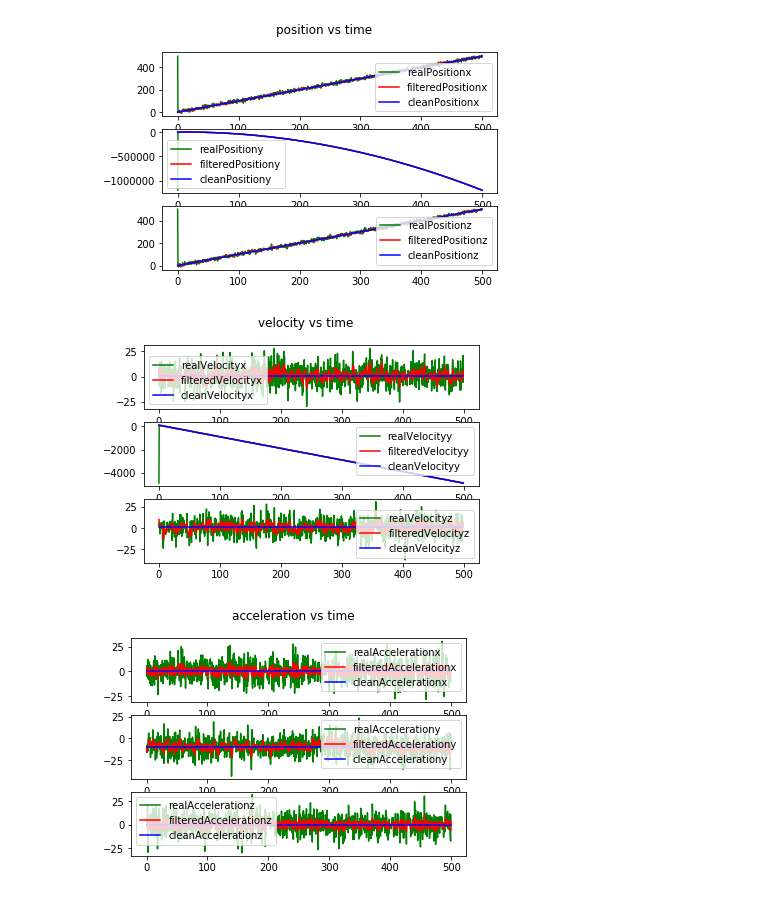
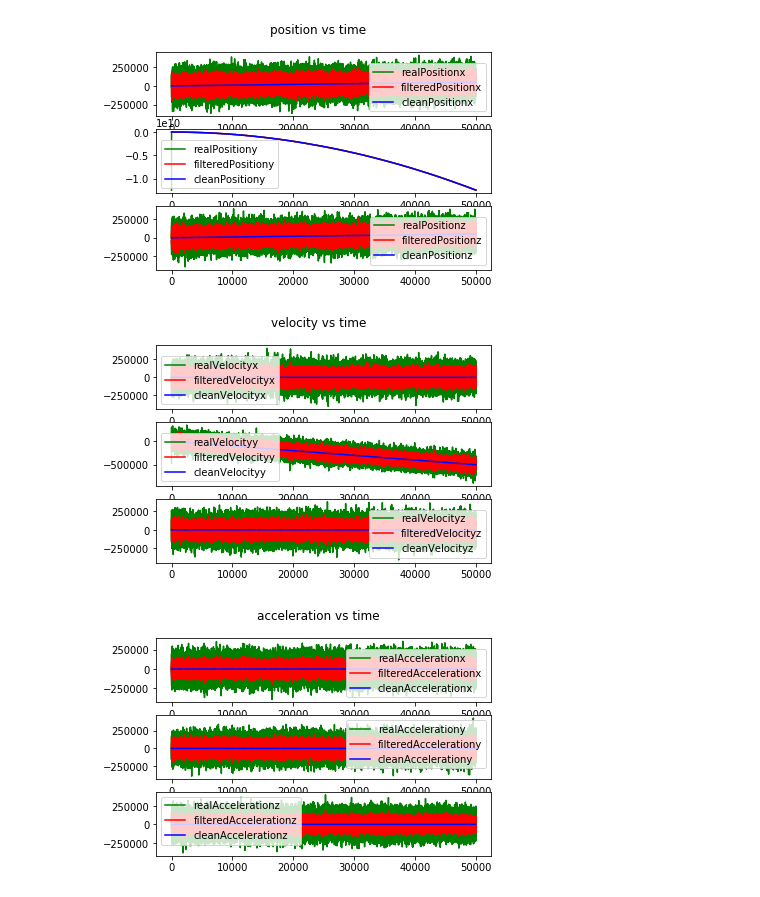
Before and after one commit to NIU-CEET-2018/Coms-Project, a Jupyter notebook: Physics_Filter_DEMO_3D.ipynb, the cells around one changed output. Cells and saved outputs as stored; diff of their text form; code cells hidden in the pictures.

```diff
--- a/Physics_Filter_DEMO_3D.ipynb
+++ b/Physics_Filter_DEMO_3D.ipynb
@@ -9,8 +9,8 @@ import random
 
 initialPosition = [0,0,0]
 initialVelocity = [1,100,1]
-MatrixSize = 1000
-whiteNoiseSTDev = 9
+MatrixSize = 100000
+whiteNoiseSTDev = 90000
 deltaT = 0.5
 
 stateTransition = numpy.array(([[[1, 1, 1], [deltaT, deltaT, deltaT], [0, 0.5*deltaT**2, 0]], [[0, 0, 0], [1, 1, 1], [0, deltaT, 0]], [[0, 0, 0], [0, 0, 0], [0, 1, 0]]]))
@@ -203,12 +203,9 @@ class Physics_Filter(object):
         self.priorStateMatrix = 0
         self.predictedStateMatrix = 0
         self.deltaT = 0
-        self.stateTransitionxv  = numpy.array(([1, self.deltaT], [0, 1]))
-        self.stateTransitionxva = numpy.array(([1, self.deltaT, 0.25*self.deltaT**2], [0, 1, 0.5*self.deltaT], [0, 0, 0.5]))
         self.priorState = 0
         self.predictedState = numpy.zeros((3,1,3))
         self.KalmanGain = 0
-        self.timestamp = 0
 
     def setupKalmanFilterDEMO(self, staticPositionData, staticVelocityData, staticAccelerationData, movingPositionData, movingVelocityData, movingAccelerationData):
 
@@ -216,7 +213,7 @@ class Physics_Filter(object):
         self.initialStateMatrix = self.getCovarxva(movingPositionData, movingVelocityData, movingAccelerationData)
         self.priorStateMatrix   = self.initialStateMatrix
 
-        confidenceFactor = 0.5
+        confidenceFactor = 1
         self.processNoise = confidenceFactor*self.measurementNoise
 
     def KalmanFilterxvaDEMO(self, measuredState, deltaT, stateTransition):
@@ -238,7 +235,18 @@ class Physics_Filter(object):
             self.predictedState[:,index] = numpy.dot(stateTransition[:,:,index],self.priorState[:,index])
             index = index+1
 
-        self.predictedStateMatrix = self.priorStateMatrix+self.processNoise
+        intermediateMatrix = self.priorStateMatrix
+
+        index = 0
+        while index < 3:
+            intermediateMatrix[:,index] = numpy.dot(self.stateTransition[:,:,index], self.priorStateMatrix[:, index])
+            index = index+1
+
+        index = 0
+        self.predictedStateMatrix = self.priorStateMatrix
+        while index < 3:
+            self.predictedStateMatrix[:,index] = numpy.dot(intermediateMatrix[:,index], self.stateTransition[:,:,index].T) + self.processNoise[:,index]
+            index = index+1
 
     def update(self, measuredState):
 
@@ -266,36 +274,36 @@ class Physics_Filter(object):
             self.priorState[:,index] = self.predictedState[:,index] + numpy.dot(self.KalmanGain[:,:,index],numpy.subtract(measuredState[:,index],self.predictedState[:,index]))
             index = index+1
 
-        bufferArray = self.KalmanGain
+        intermediateArray = self.KalmanGain
 
         index = 0
 
         while index < 3:
-            bufferArray[:,:,index] = numpy.dot(self.KalmanGain[:,:,index], self.predictedStateMatrix[:,:,index])
+            intermediateArray[:,:,index] = numpy.dot(self.KalmanGain[:,:,index], self.predictedStateMatrix[:,:,index])
             index = index+1
 
-        self.priorStateMatrix = numpy.subtract(self.predictedStateMatrix,bufferArray)
+        self.priorStateMatrix = numpy.subtract(self.predictedStateMatrix,intermediateArray)
 
         return self.priorState
 
     def getVar(self, dataset):
 
         return numpy.var(dataset,axis=0)
 
     def getCovarxva(self, positionData, velocityData, accelerationData):
 
         covarMatrix = numpy.zeros((3,3,3))
 
         covarMatrix[0,0,:] = self.getVar(positionData)
         covarMatrix[1,1,:] = self.getVar(velocityData)
         covarMatrix[2,2,:] = self.getVar(accelerationData)
 
         return covarMatrix
 
 
 if __name__ == "__main__":
     main()
 # %% [output]
-[figure, old version]
+[figure, new version]
-[figure, old version]
+[figure, new version]
-[figure, old version]
+[figure, new version]
```
